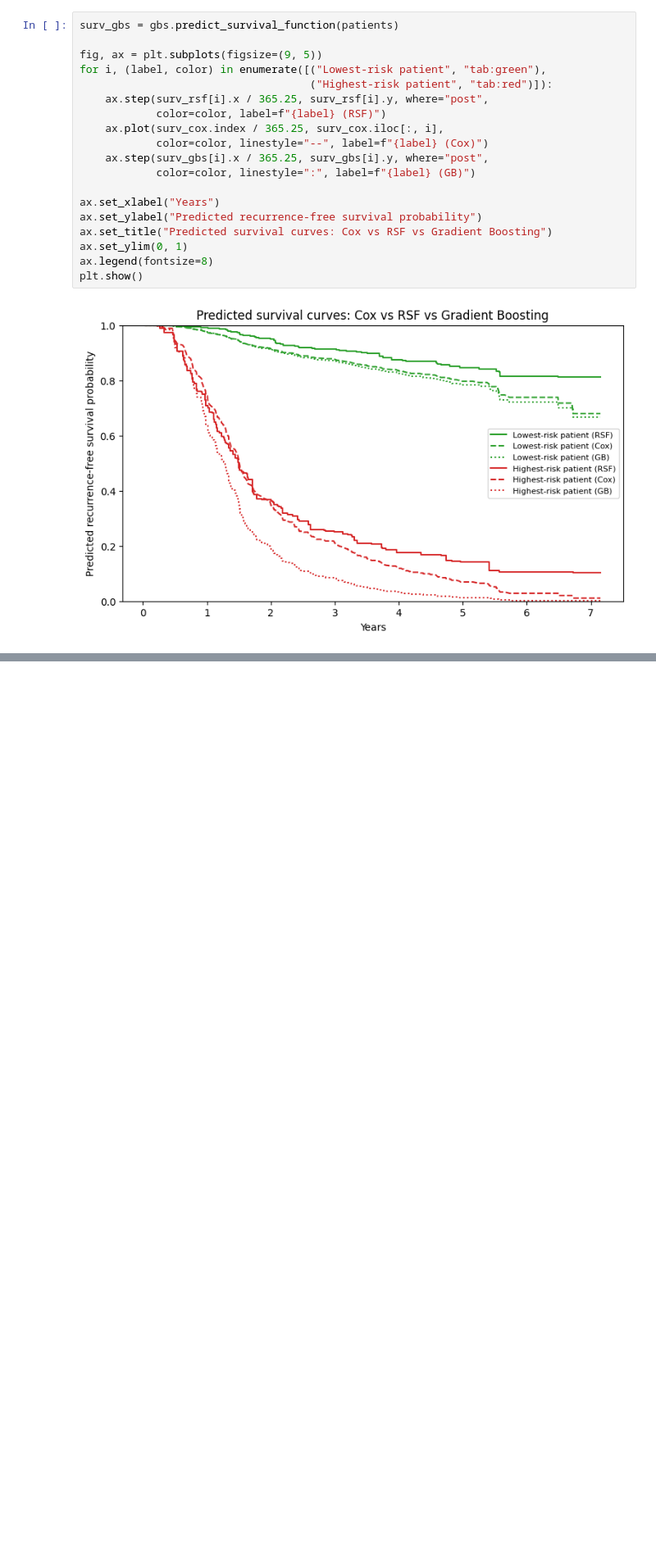
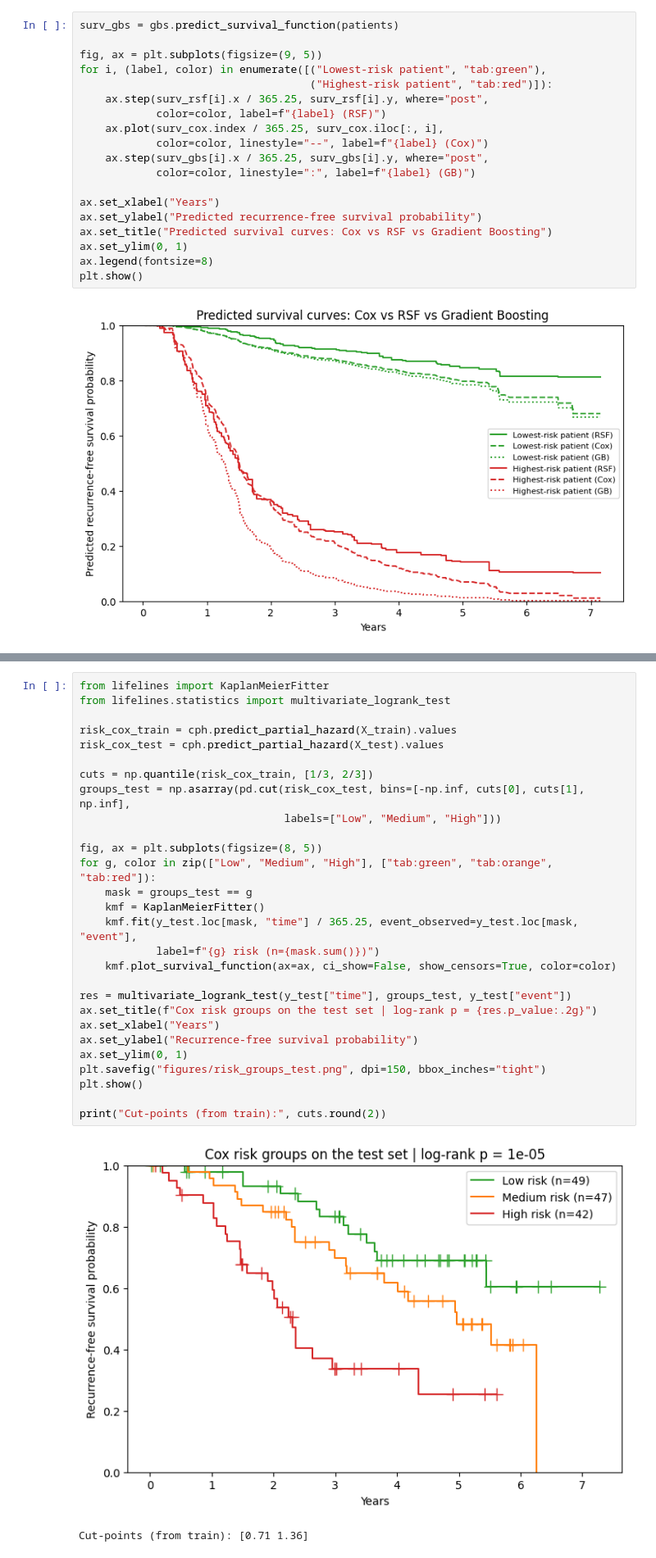
Before and after one commit to gerardagustina/breast-cancer-survival-analysis, a Jupyter notebook: notebooks/03_models.ipynb, the cells around one changed output, grey strips where cells are left out. Shown at 82% size. Drawn from its saved outputs; the diff is of its cells as text; blank space fills up the shorter version.

```diff
--- a/notebooks/03_models.ipynb
+++ b/notebooks/03_models.ipynb
@@ -206,0 +290,31 @@ plt.show()
+# %%
+from lifelines import KaplanMeierFitter
+from lifelines.statistics import multivariate_logrank_test
+
+risk_cox_train = cph.predict_partial_hazard(X_train).values
+risk_cox_test = cph.predict_partial_hazard(X_test).values
+
+cuts = np.quantile(risk_cox_train, [1/3, 2/3])
+groups_test = np.asarray(pd.cut(risk_cox_test, bins=[-np.inf, cuts[0], cuts[1], np.inf],
+                                labels=["Low", "Medium", "High"]))
+
+fig, ax = plt.subplots(figsize=(8, 5))
+for g, color in zip(["Low", "Medium", "High"], ["tab:green", "tab:orange", "tab:red"]):
+    mask = groups_test == g
+    kmf = KaplanMeierFitter()
+    kmf.fit(y_test.loc[mask, "time"] / 365.25, event_observed=y_test.loc[mask, "event"],
+            label=f"{g} risk (n={mask.sum()})")
+    kmf.plot_survival_function(ax=ax, ci_show=False, show_censors=True, color=color)
+
+res = multivariate_logrank_test(y_test["time"], groups_test, y_test["event"])
+ax.set_title(f"Cox risk groups on the test set | log-rank p = {res.p_value:.2g}")
+ax.set_xlabel("Years")
+ax.set_ylabel("Recurrence-free survival probability")
+ax.set_ylim(0, 1)
+plt.savefig("figures/risk_groups_test.png", dpi=150, bbox_inches="tight")
+plt.show()
+
+print("Cut-points (from train):", cuts.round(2))
+# %% [output]
+[figure, added]
+Cut-points (from train): [0.71 1.36]
```
Also changed, not shown: parts of 9 cells of this notebook.
